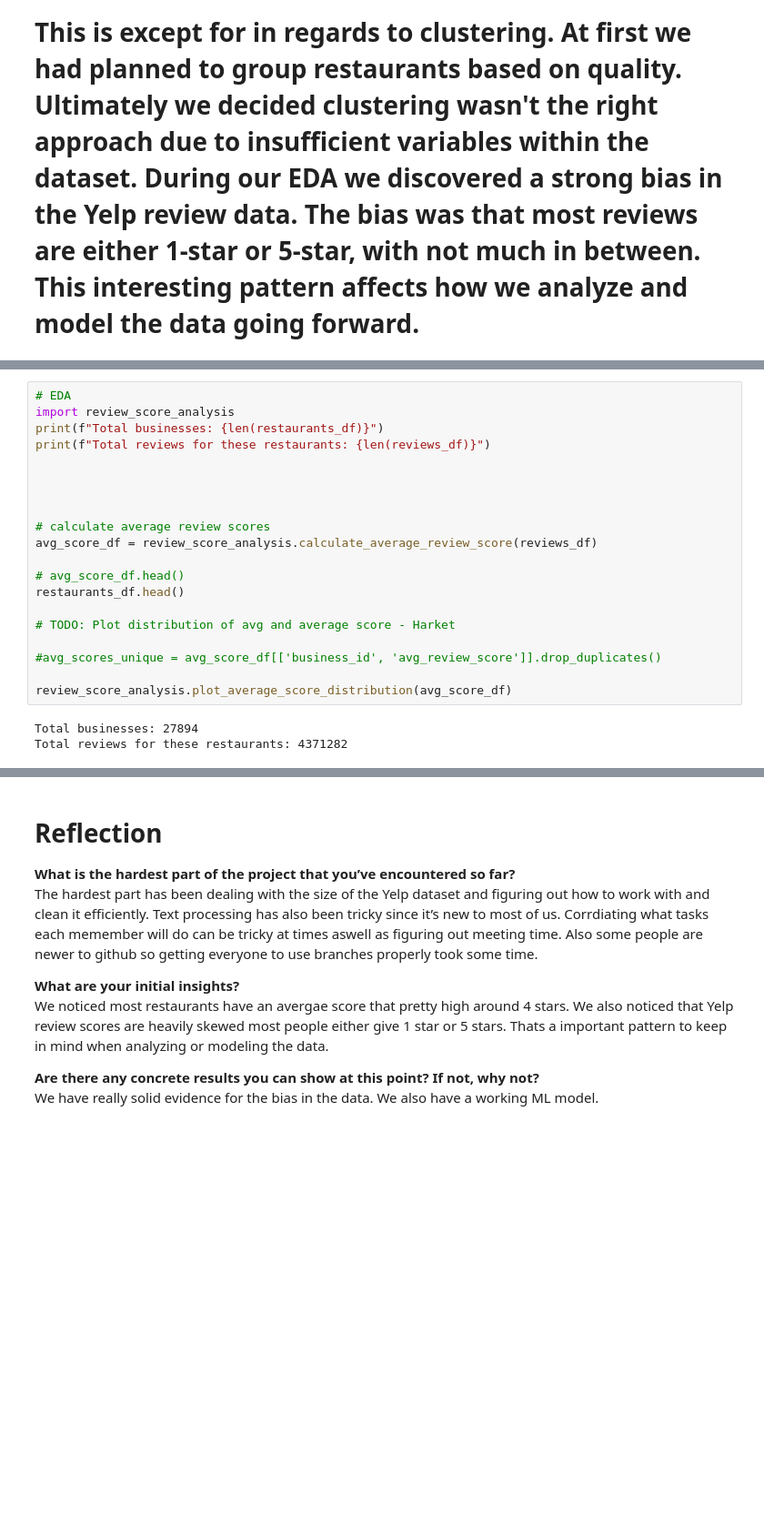
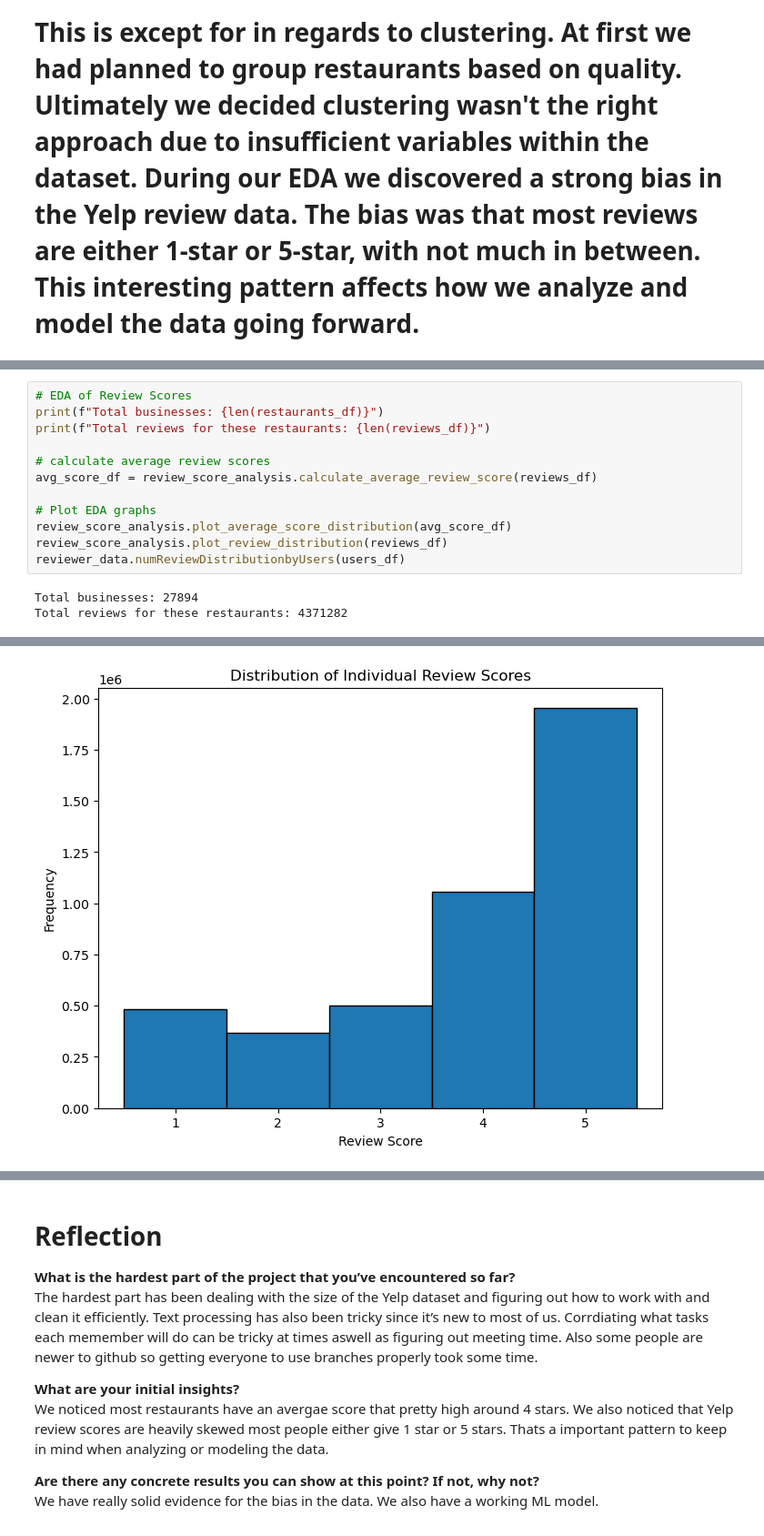
Before and after one commit to uic-cs418/group-project-better-late-than-never, a Jupyter notebook: progress_report.ipynb, the cells around one changed output, grey strips where cells are left out. Shown: that part at 91% size. Drawn from its saved outputs; the diff is of its cells as text; blank space fills up the shorter version.

```diff
--- a/progress_report.ipynb
+++ b/progress_report.ipynb
@@ -35,26 +33,19 @@ reviews_df = data_cleaning.filter_review_data("data/yelp_academic_dataset_review
 # Similarly, users who did not write a review for a restaurant were removed.
 users_df = data_cleaning.filter_user_data("data/yelp_academic_dataset_user.json" , reviews_df, chunk_size)
 # %%
-# EDA
-import review_score_analysis
+# EDA of Review Scores
 print(f"Total businesses: {len(restaurants_df)}")
 print(f"Total reviews for these restaurants: {len(reviews_df)}")
-
-
-
 
 # calculate average review scores
 avg_score_df = review_score_analysis.calculate_average_review_score(reviews_df)
 
-# avg_score_df.head()
-restaurants_df.head()
-
-# TODO: Plot distribution of avg and average score - Harket
-
-#avg_scores_unique = avg_score_df[['business_id', 'avg_review_score']].drop_duplicates()
-
+# Plot EDA graphs
 review_score_analysis.plot_average_score_distribution(avg_score_df)
+review_score_analysis.plot_review_distribution(reviews_df)
+reviewer_data.numReviewDistributionbyUsers(users_df)
 # %% [output]
 Total businesses: 27894
 Total reviews for these restaurants: 4371282
 [figure]
+[figure, added]
```
Also changed, not shown: parts of 8 cells of this notebook.
